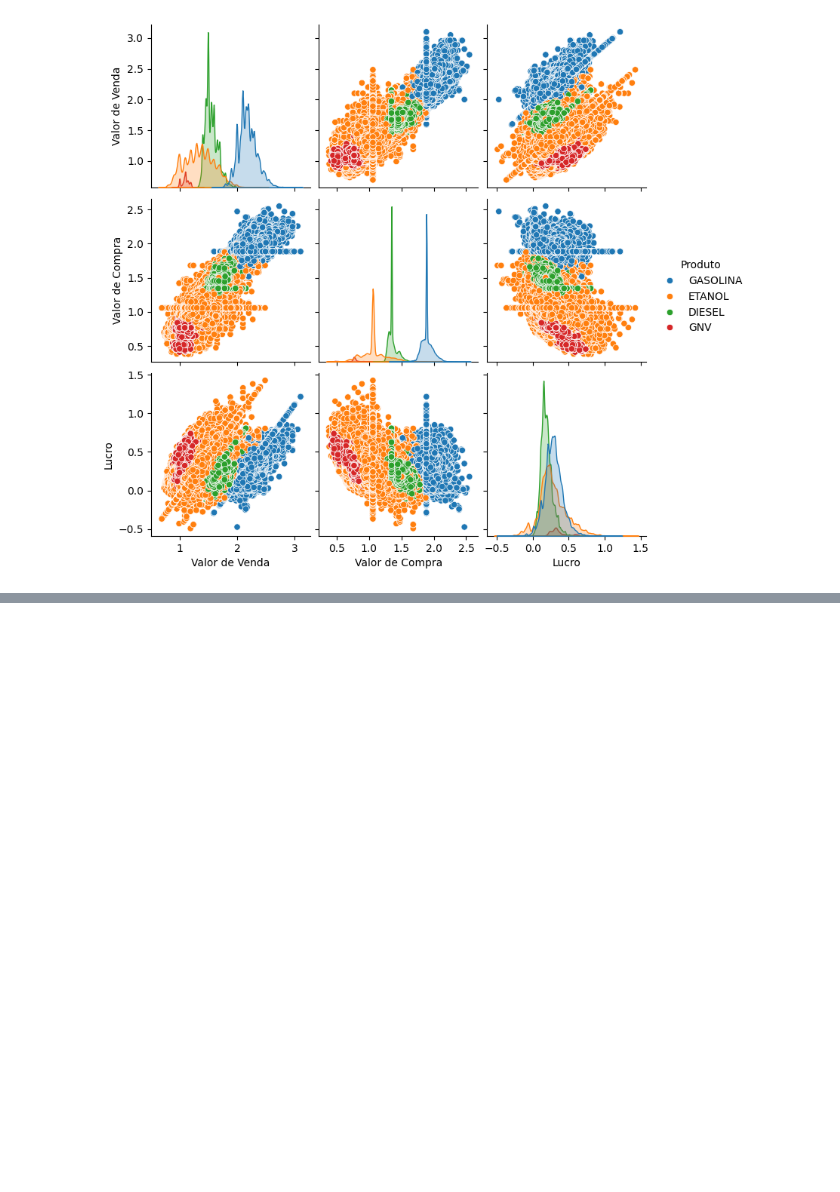
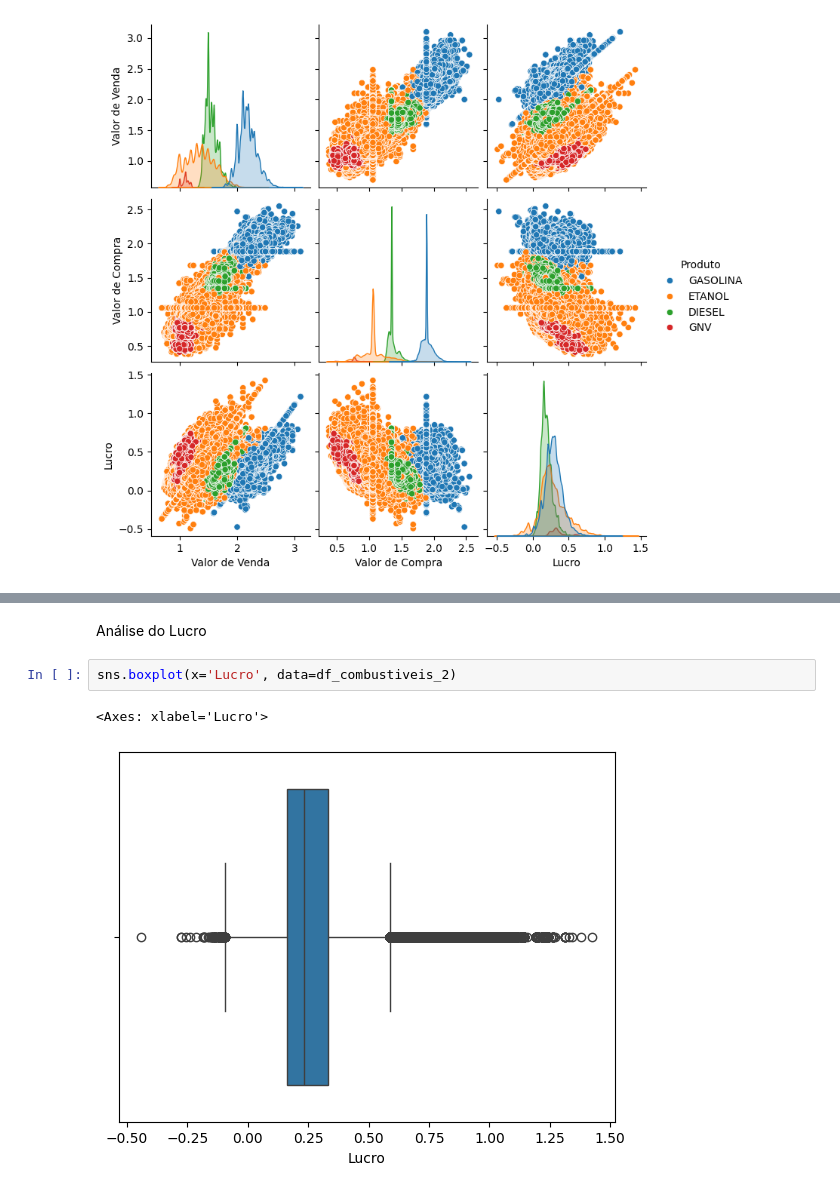
Before and after one commit to SandraRojasZ/DataScience, a Jupyter notebook: ProjetoAED.ipynb, the cells around one changed output, grey strips where cells are left out. Drawn from its saved outputs; the diff is of its cells as text; blank space fills up the shorter version.

```diff
--- a/ProjetoAED.ipynb
+++ b/ProjetoAED.ipynb
@@ -333,0 +418,7 @@ sns.pairplot(df_combustiveis_2, hue='Produto')
+# %% [markdown]
+Análise do Lucro
+# %%
+sns.boxplot(x='Lucro', data=df_combustiveis_2)
+# %% [output]
+<Axes: xlabel='Lucro'>
+[figure, added]
```
Also changed, not shown: parts of 28 cells of this notebook.
